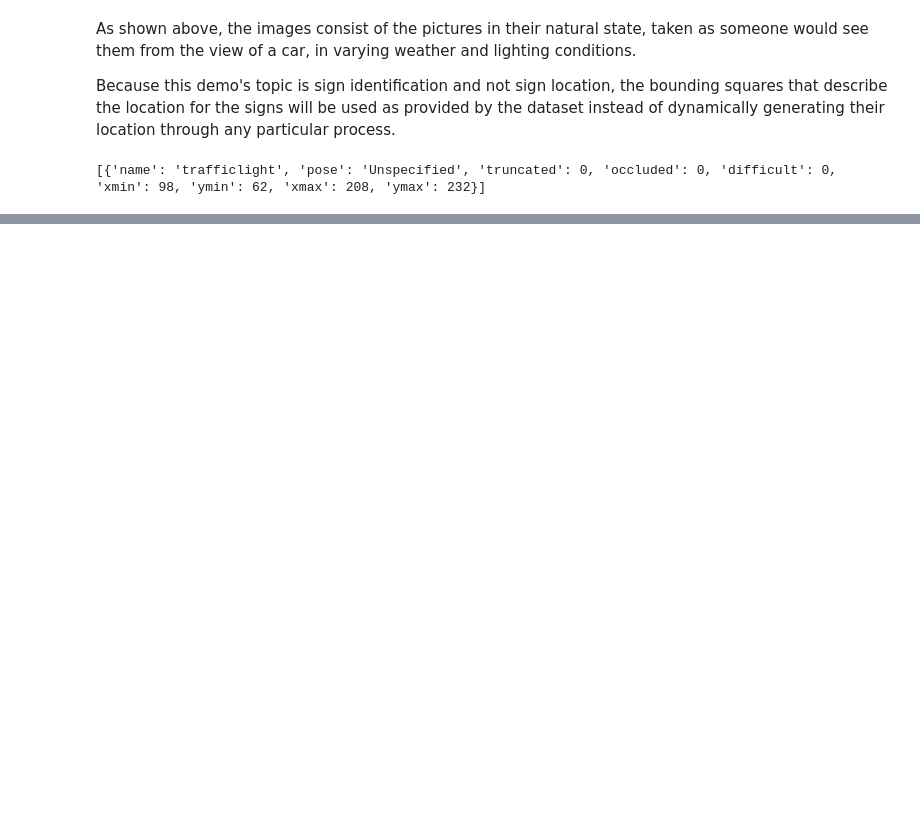
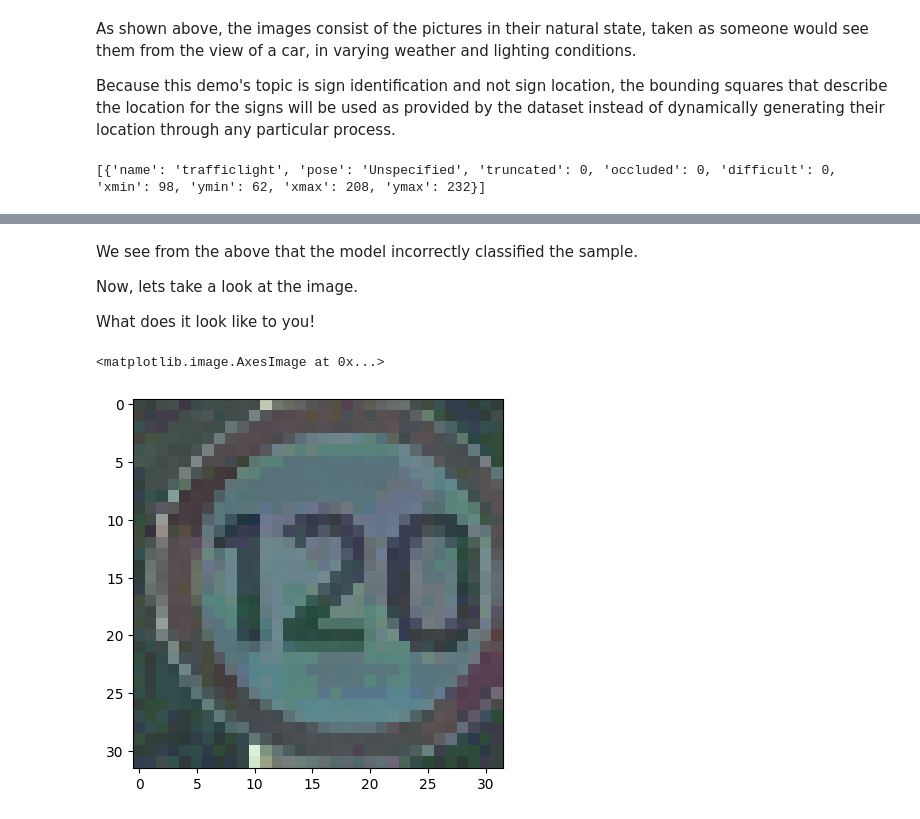
Before and after one commit to nstoltzfus3/traffic-blog, a Jupyter notebook: adversarial/A Small Empirical Study on Adversarial Traffic Signs.ipynb, the cells around one changed output, grey strips where cells are left out. Cells and saved outputs as stored; diff of their text form; code cells hidden in the pictures; blank space fills up the shorter version.

```diff
--- a/adversarial/A Small Empirical Study on Adversarial Traffic Signs.ipynb
+++ b/adversarial/A Small Empirical Study on Adversarial Traffic Signs.ipynb
@@ -149,0 +434,33 @@ def extract_images(anno_dict):
+# %%
+import foolbox
+from foolbox.attacks import FGSM
+from foolbox.criteria import Misclassification
+
+lb = tf.convert_to_tensor(labels)
+
+# normalize
+images = np.array(images)
+images = images / 255
+images = images.astype(np.float32)
+
+fmodel = foolbox.models.TensorFlowEagerModel(model, bounds=(0, 1))
+
+
+######################### Attacking the model ##########################
+
+attack = foolbox.attacks.FGSM(fmodel, criterion=Misclassification())
+img = np.array([images[0]])
+label = np.array([labels[0]])
+print(img.shape)
+print(label.shape)
+print(len(img))
+print(len(label))
+adversarial = np.array([attack(img, label)])
+print(adversarial.shape)
+model_predictions = model.predict(adversarial[0])
+print('real label: {}, label prediction; {}'.format(
+    labels[0], np.argmax(model_predictions)))
+
+label_names = ['crosswalk', 'speedlimit', 'stop', 'trafficlight']
+print("Actual Label: " + label_names[labels[0]])
+print("Predicted Label: " + label_names[np.argmax(model_predictions)])
@@ -149,0 +477,15 @@ def extract_images(anno_dict):
+# %% [markdown]
+We see from the above that the model incorrectly classified the sample.
+
+Now, lets take a look at the image.
+
+What does it look like to you!
+# %%
+img = np.array(adversarial[0][0])
+
+plt.figure()
+plt.imshow(img)
+# cv2.imwrite(new_path,img)
+# %% [output]
+<matplotlib.image.AxesImage at 0x...>
+[figure, added]
```
Also changed, not shown: parts of 23 cells of this notebook, 3 other files.
